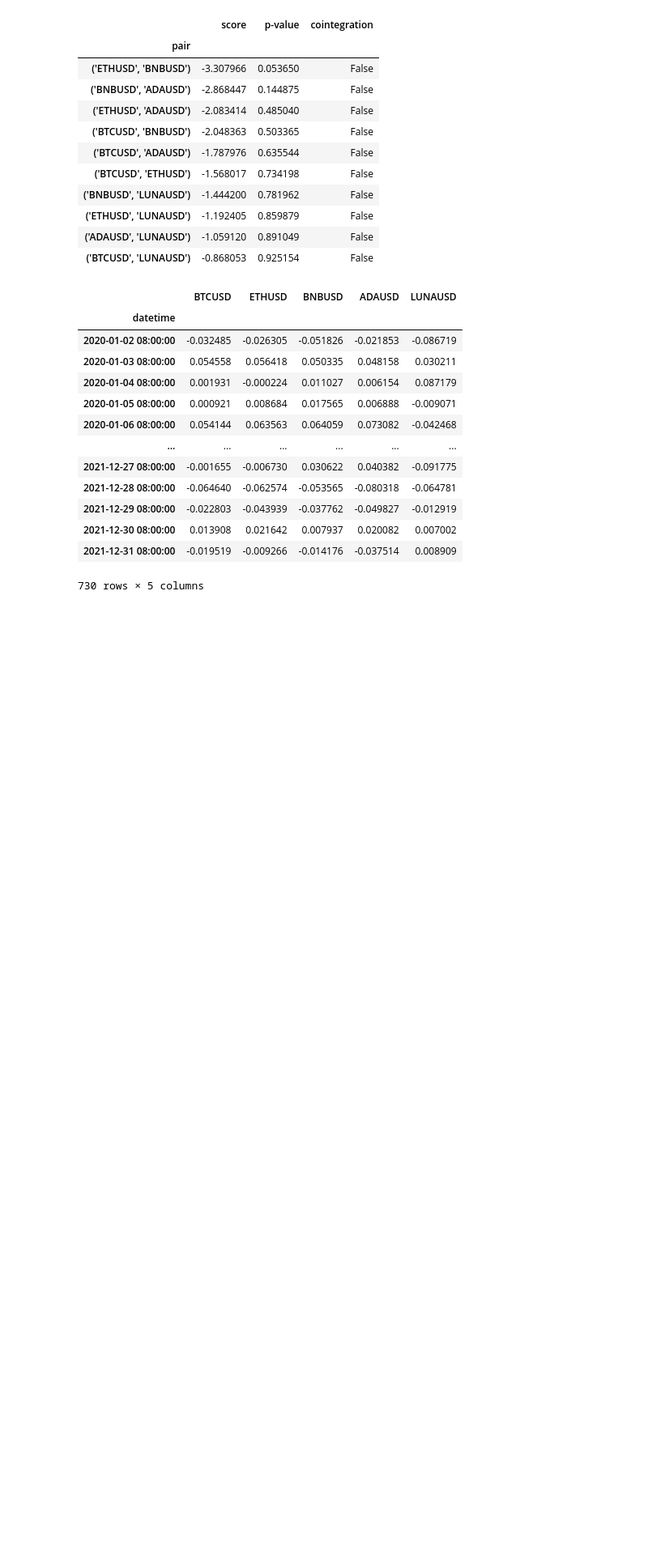
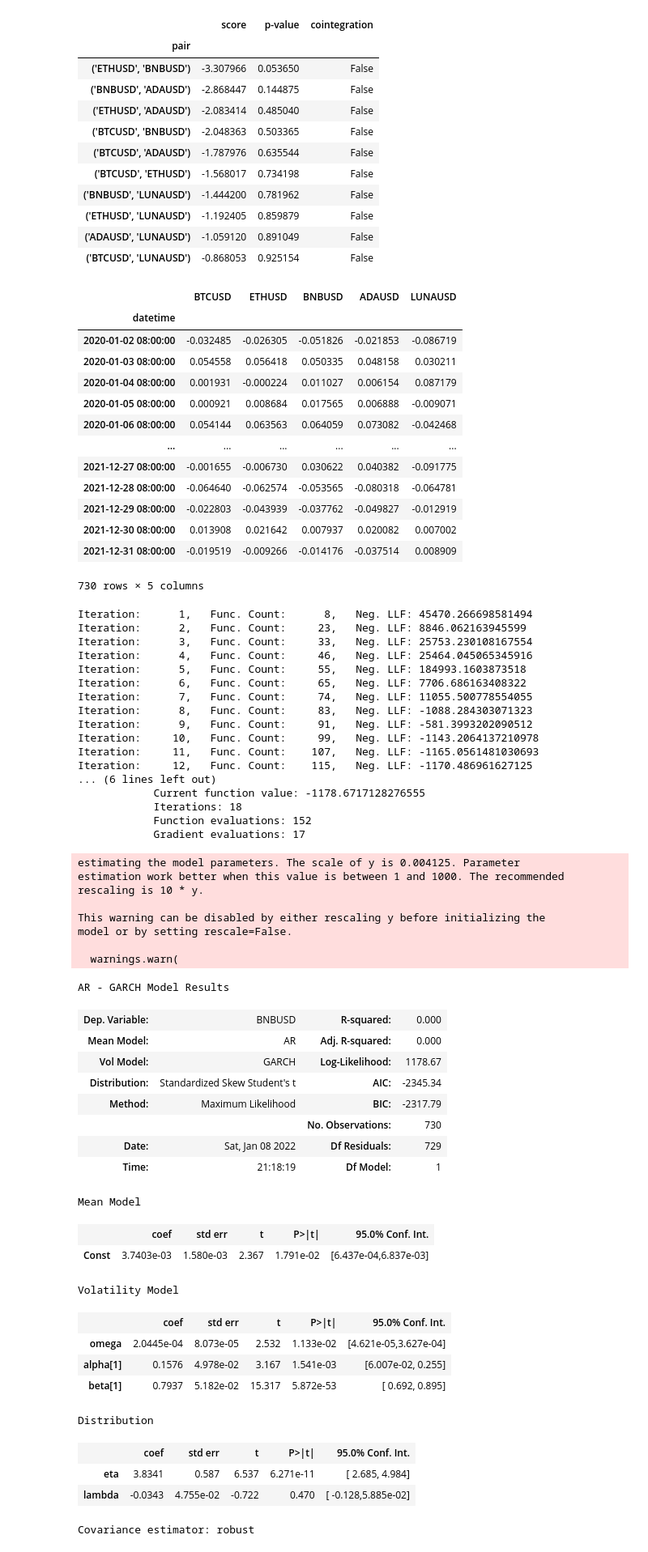
Before and after one commit to TzuH-Hsu/Crypto_PairsTrading, a Jupyter notebook: result.ipynb, the cells around one changed output. Shown: that part at 81% size. Drawn from its saved outputs; the diff is of its cells as text; code cells hidden in the pictures; blank space fills up the shorter version.

Commit message:
feat: garch model

```diff
--- a/result.ipynb
+++ b/result.ipynb
@@ -82,3 +82,55 @@ logReturn_df
 | 2021-12-30 08:00:00 | 0.013908 | 0.021642 | 0.007937 | 0.020082 | 0.007002 |
 | 2021-12-31 08:00:00 | -0.019519 | -0.009266 | -0.014176 | -0.037514 | 0.008909 |
 730 rows × 5 columns
+# %%
+from model import garch
+res = garch(logReturn_df['BNBUSD'])
+res.summary()
+# %% [output]
+Iteration:      1,   Func. Count:      8,   Neg. LLF: 45470.266698581494
+Iteration:      2,   Func. Count:     23,   Neg. LLF: 8846.062163945599
+Iteration:      3,   Func. Count:     33,   Neg. LLF: 25753.230108167554
+Iteration:      4,   Func. Count:     46,   Neg. LLF: 25464.045065345916
+Iteration:      5,   Func. Count:     55,   Neg. LLF: 184993.1603873518
+Iteration:      6,   Func. Count:     65,   Neg. LLF: 7706.686163408322
+Iteration:      7,   Func. Count:     74,   Neg. LLF: 11055.500778554055
+Iteration:      8,   Func. Count:     83,   Neg. LLF: -1088.284303071323
+Iteration:      9,   Func. Count:     91,   Neg. LLF: -581.3993202090512
+Iteration:     10,   Func. Count:     99,   Neg. LLF: -1143.2064137210978
+Iteration:     11,   Func. Count:    107,   Neg. LLF: -1165.0561481030693
+Iteration:     12,   Func. Count:    115,   Neg. LLF: -1170.486961627125
+... (6 lines left out)
+            Current function value: -1178.6717128276555
+            Iterations: 18
+            Function evaluations: 152
+            Gradient evaluations: 17
+estimating the model parameters. The scale of y is 0.004125. Parameter
+estimation work better when this value is between 1 and 1000. The recommended
+rescaling is 10 * y.
+
+This warning can be disabled by either rescaling y before initializing the
+model or by setting rescale=False.
+
+  warnings.warn(
+AR - GARCH Model Results
+| Dep. Variable: | BNBUSD | R-squared: | 0.000 |
+| Mean Model: | AR | Adj. R-squared: | 0.000 |
+| Vol Model: | GARCH | Log-Likelihood: | 1178.67 |
+| Distribution: | Standardized Skew Student's t | AIC: | -2345.34 |
+| Method: | Maximum Likelihood | BIC: | -2317.79 |
+|  |  | No. Observations: | 730 |
+| Date: | Sat, Jan 08 2022 | Df Residuals: | 729 |
+| Time: | 21:18:19 | Df Model: | 1 |
+Mean Model
+|  | coef | std err | t | P>|t| | 95.0% Conf. Int. |
+| Const | 3.7403e-03 | 1.580e-03 | 2.367 | 1.791e-02 | [6.437e-04,6.837e-03] |
+Volatility Model
+|  | coef | std err | t | P>|t| | 95.0% Conf. Int. |
+| omega | 2.0445e-04 | 8.073e-05 | 2.532 | 1.133e-02 | [4.621e-05,3.627e-04] |
+| alpha[1] | 0.1576 | 4.978e-02 | 3.167 | 1.541e-03 | [6.007e-02, 0.255] |
+| beta[1] | 0.7937 | 5.182e-02 | 15.317 | 5.872e-53 | [ 0.692, 0.895] |
+Distribution
+|  | coef | std err | t | P>|t| | 95.0% Conf. Int. |
+| eta | 3.8341 | 0.587 | 6.537 | 6.271e-11 | [ 2.685, 4.984] |
+| lambda | -0.0343 | 4.755e-02 | -0.722 | 0.470 | [ -0.128,5.885e-02] |
+Covariance estimator: robust
```
Also changed, not shown: 1 other file.
